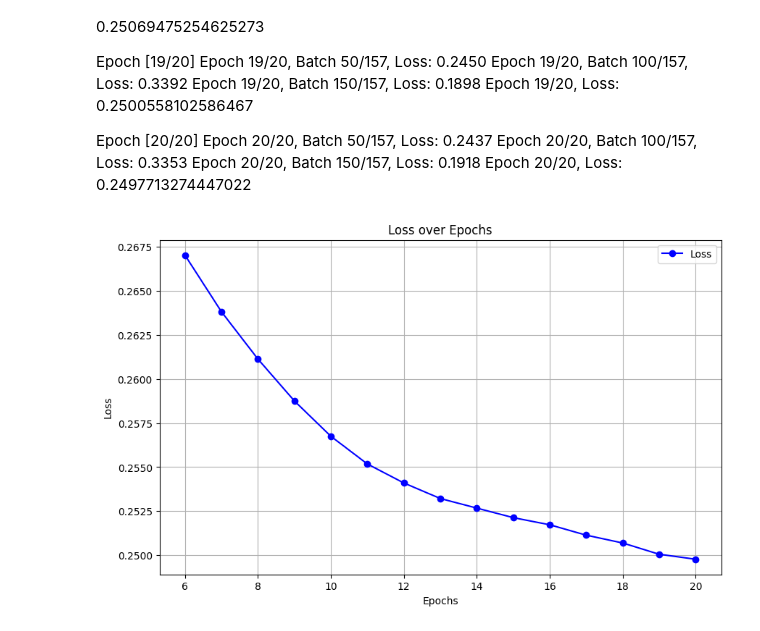
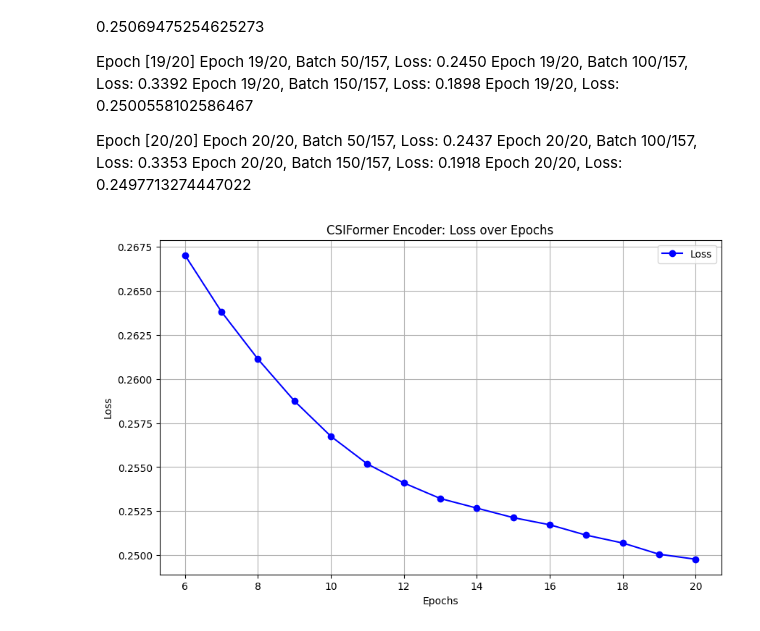
Before and after one commit to Landyaos/CSIFormer, a Jupyter notebook: experimentResult.ipynb, the cells around one changed output. Cells and saved outputs as stored; diff of their text form; code cells hidden in the pictures.

```diff
--- a/experimentResult.ipynb
+++ b/experimentResult.ipynb
@@ -188,24 +190,24 @@ Epoch 20/20, Loss: 0.2497713274447022
 # %%
 
 # Extracted loss values from each epoch (final loss at the end of each epoch)
 losses = [
     0.2670298700879334, 0.26381850655481315, 0.26113412505502154, 0.2587559434591205,
     0.2567508947460135, 0.2551789341174113, 0.2541006536335702, 0.253219128509236,
     0.25267456410227307, 0.25213320781091214, 0.2517285731377875, 0.25113825167819953,
     0.25069475254625273, 0.2500558102586467, 0.2497713274447022
 ]
 
 # Epoch numbers (from 6 to 20)
 epochs = list(range(6, 21))
 
 # Plotting
 plt.figure(figsize=(10, 6))
 plt.plot(epochs, losses, marker='o', color='b', label='Loss')
-plt.title('Loss over Epochs')
+plt.title('CSIFormer Encoder: Loss over Epochs')
 plt.xlabel('Epochs')
 plt.ylabel('Loss')
 plt.grid(True)
 plt.legend()
 plt.show()
 # %% [output]
-[figure, old version]
+[figure, new version]
```
Also changed, not shown: parts of 2 cells of this notebook, 19 other files.
